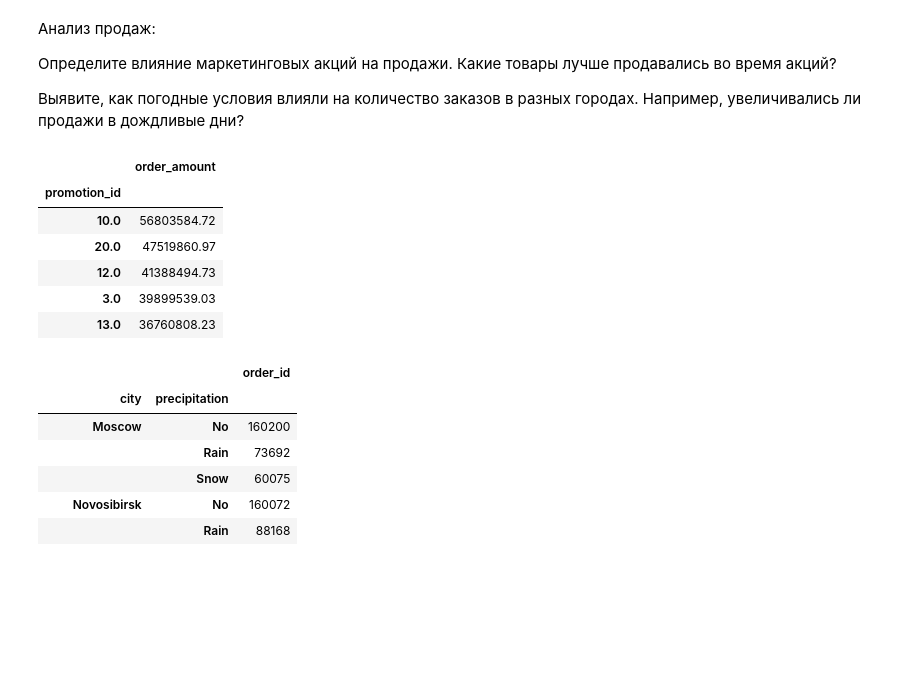
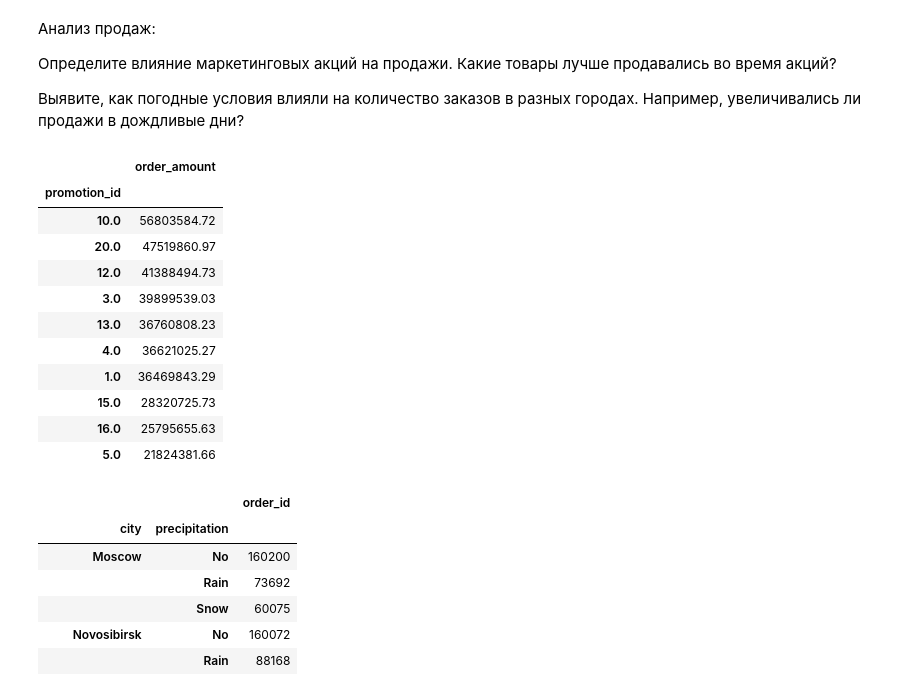
Before and after one commit to sapozhnikovk/da_final, a Jupyter notebook: DA_final_work.ipynb, the cells around one changed output. Drawn from its saved outputs; the diff is of its cells as text; code cells hidden in the pictures; blank space fills up the shorter version.

```diff
--- a/DA_final_work.ipynb
+++ b/DA_final_work.ipynb
@@ -291,15 +299,20 @@ merged_orders_weather_promo.head()
 # %%
 # Влияние маркетинговых акций на продажи
 grouped_sales = merged_orders_weather_promo.groupby(['promotion_id']).agg({'order_amount': 'sum'})
 top_sold_products = grouped_sales.sort_values(by=['order_amount'], ascending=False)
-top_sold_products.head()
+top_sold_products.head(10)
 # %% [output]
 |  | order_amount |
 | promotion_id |  |
 | 10.0 | 56803584.72 |
 | 20.0 | 47519860.97 |
 | 12.0 | 41388494.73 |
 | 3.0 | 39899539.03 |
 | 13.0 | 36760808.23 |
+| 4.0 | 36621025.27 |
+| 1.0 | 36469843.29 |
+| 15.0 | 28320725.73 |
+| 16.0 | 25795655.63 |
+| 5.0 | 21824381.66 |
 # %%
 # Влияние погодных условий на продажи
```
Also changed, not shown: parts of 23 cells of this notebook.
